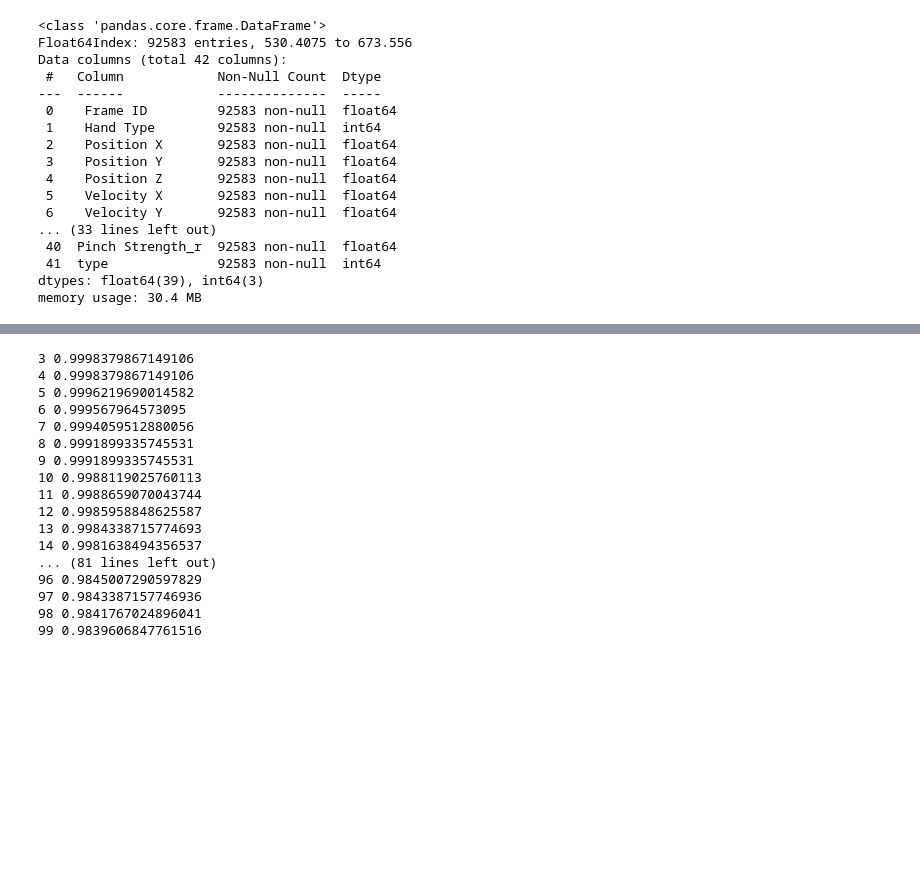
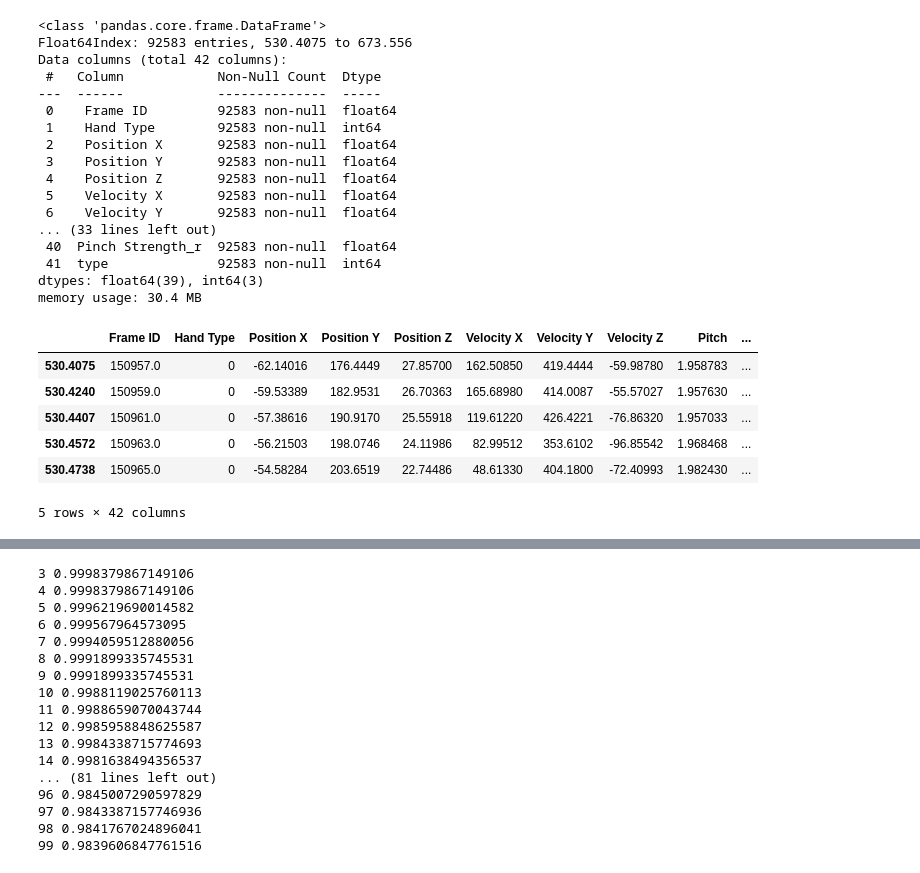
Before and after one commit to Yehudit-Brickner/data_science_end_of_year1_project, a Jupyter notebook: data science part 4.ipynb, the cells around one changed output, grey strips where cells are left out. Drawn from its saved outputs; the diff is of its cells as text; code cells hidden in the pictures; blank space fills up the shorter version.

```diff
--- a/data science part 4.ipynb
+++ b/data science part 4.ipynb
@@ -504,3 +541,13 @@ Data columns (total 42 columns):
  41  type              92583 non-null  int64
 dtypes: float64(39), int64(3)
 memory usage: 30.4 MB
+# %%
+data.head()
+# %% [output]
+|  | Frame ID | Hand Type | Position X | Position Y | Position Z | Velocity X | Velocity Y | Velocity Z | Pitch | ... |
+| 530.4075 | 150957.0 | 0 | -62.14016 | 176.4449 | 27.85700 | 162.50850 | 419.4444 | -59.98780 | 1.958783 | ... |
+| 530.4240 | 150959.0 | 0 | -59.53389 | 182.9531 | 26.70363 | 165.68980 | 414.0087 | -55.57027 | 1.957630 | ... |
+| 530.4407 | 150961.0 | 0 | -57.38616 | 190.9170 | 25.55918 | 119.61220 | 426.4221 | -76.86320 | 1.957033 | ... |
+| 530.4572 | 150963.0 | 0 | -56.21503 | 198.0746 | 24.11986 | 82.99512 | 353.6102 | -96.85542 | 1.968468 | ... |
+| 530.4738 | 150965.0 | 0 | -54.58284 | 203.6519 | 22.74486 | 48.61330 | 404.1800 | -72.40993 | 1.982430 | ... |
+5 rows × 42 columns
```
Also changed, not shown: parts of 101 cells of this notebook.
